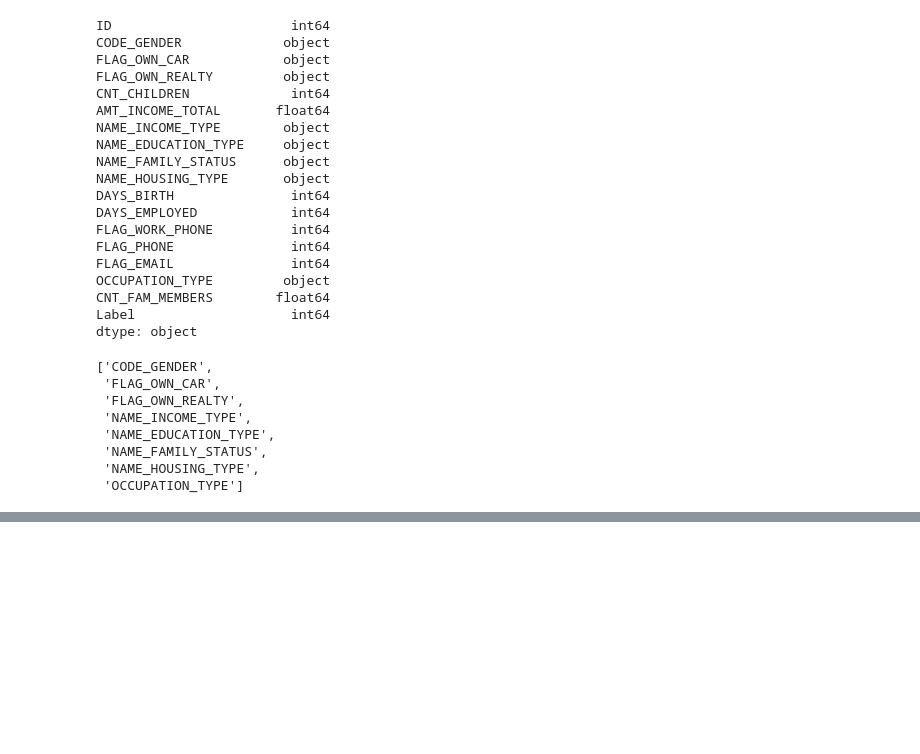
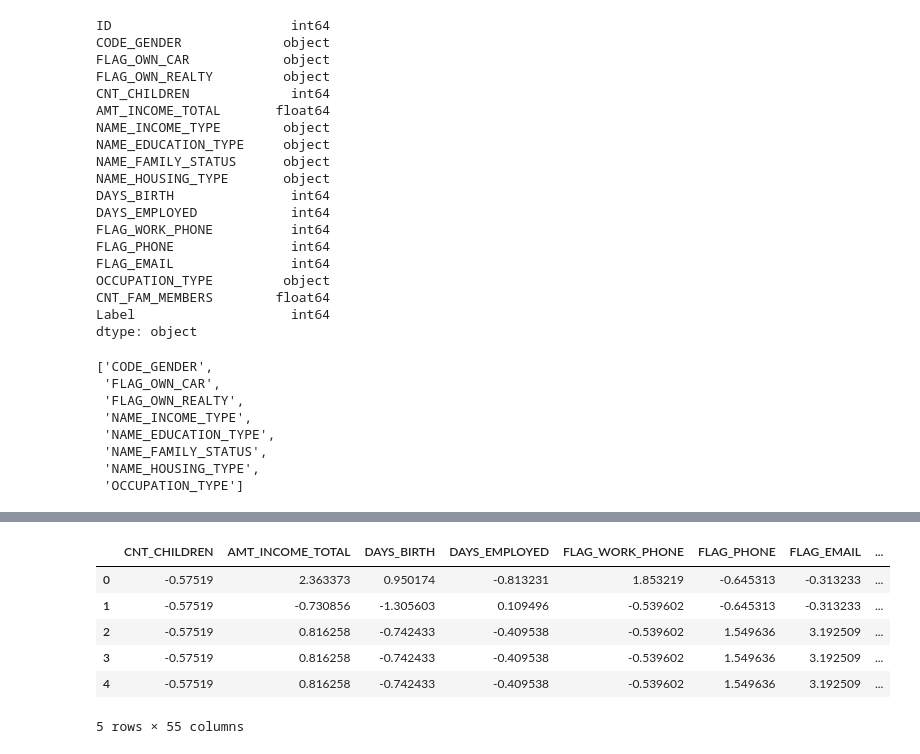
Before and after one commit to manish-cr/CS3244-credit-approval, a Jupyter notebook: code/application_fe.ipynb, the cells around one changed output, grey strips where cells are left out. Cells and saved outputs as stored; diff of their text form; code cells hidden in the pictures; blank space fills up the shorter version.

```diff
--- a/code/application_fe.ipynb
+++ b/code/application_fe.ipynb
@@ -112,4 +140,14 @@ df.head()
 5 rows × 55 columns
+# %%
+X_train.head()
+# %% [output]
+|  | CNT_CHILDREN | AMT_INCOME_TOTAL | DAYS_BIRTH | DAYS_EMPLOYED | FLAG_WORK_PHONE | FLAG_PHONE | FLAG_EMAIL | ... |
+| 0 | -0.57519 | 2.363373 | 0.950174 | -0.813231 | 1.853219 | -0.645313 | -0.313233 | ... |
+| 1 | -0.57519 | -0.730856 | -1.305603 | 0.109496 | -0.539602 | -0.645313 | -0.313233 | ... |
+| 2 | -0.57519 | 0.816258 | -0.742433 | -0.409538 | -0.539602 | 1.549636 | 3.192509 | ... |
+| 3 | -0.57519 | 0.816258 | -0.742433 | -0.409538 | -0.539602 | 1.549636 | 3.192509 | ... |
+| 4 | -0.57519 | 0.816258 | -0.742433 | -0.409538 | -0.539602 | 1.549636 | 3.192509 | ... |
+5 rows × 55 columns
 # %%
 # Feature Selection by Filter method
 # Information Gain
```
Also changed, not shown: parts of 11 cells of this notebook.
